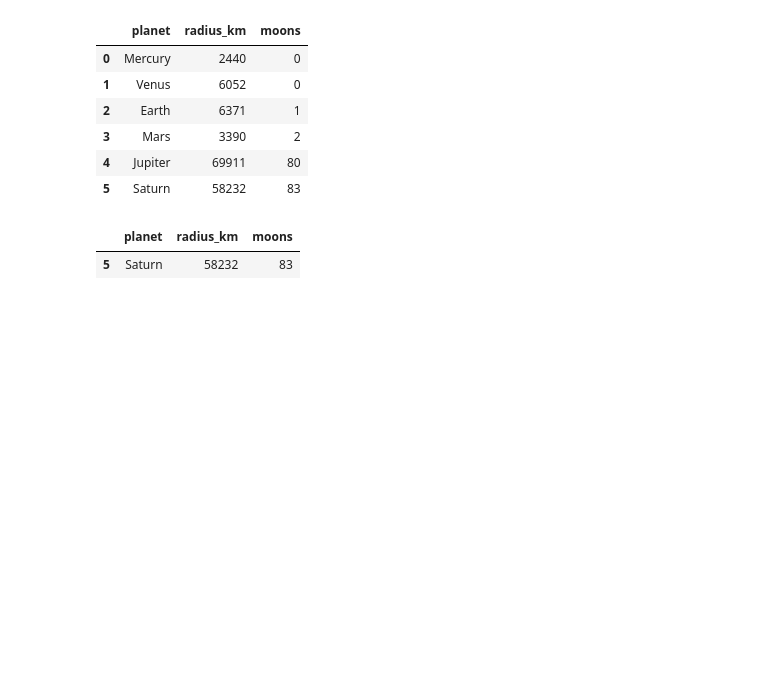
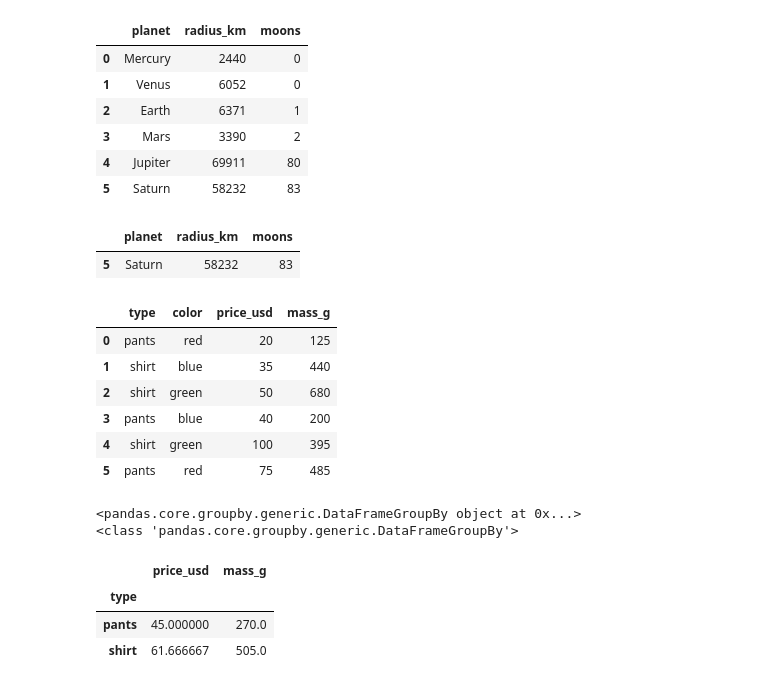
Before and after one commit to Champraise/-projects-get_started_with_python, a Jupyter notebook: workbook.ipynb, the cells around one changed output. Drawn from its saved outputs; the diff is of its cells as text; code cells hidden in the pictures; blank space fills up the shorter version.

```diff
--- a/workbook.ipynb
+++ b/workbook.ipynb
@@ -172,3 +172,35 @@ df[mask]
 # %% [output]
 |  | planet | radius_km | moons |
 | 5 | Saturn | 58232 | 83 |
+# %%
+clothes = pd.DataFrame({'type': ['pants', 'shirt', 'shirt', 'pants', 'shirt', 'pants'],
+                       'color': ['red', 'blue', 'green', 'blue', 'green', 'red'],
+                       'price_usd': [20, 35, 50, 40, 100, 75],
+                       'mass_g': [125, 440, 680, 200, 395, 485]})
+
+
+clothes
+# %% [output]
+|  | type | color | price_usd | mass_g |
+| 0 | pants | red | 20 | 125 |
+| 1 | shirt | blue | 35 | 440 |
+| 2 | shirt | green | 50 | 680 |
+| 3 | pants | blue | 40 | 200 |
+| 4 | shirt | green | 100 | 395 |
+| 5 | pants | red | 75 | 485 |
+# %%
+# grouping the dataframe by 'type' results in a DataFrameGroupBy object
+grouped = clothes.groupby('type')
+print(grouped)
+print(type(grouped))
+# %% [output]
+<pandas.core.groupby.generic.DataFrameGroupBy object at 0x...>
+<class 'pandas.core.groupby.generic.DataFrameGroupBy'>
+# %%
+grouped = clothes.groupby('type')
+grouped.mean(numeric_only = True)
+# %% [output]
+|  | price_usd | mass_g |
+| type |  |  |
+| pants | 45.000000 | 270.0 |
+| shirt | 61.666667 | 505.0 |
```
Also changed, not shown: parts of 8 cells of this notebook.
